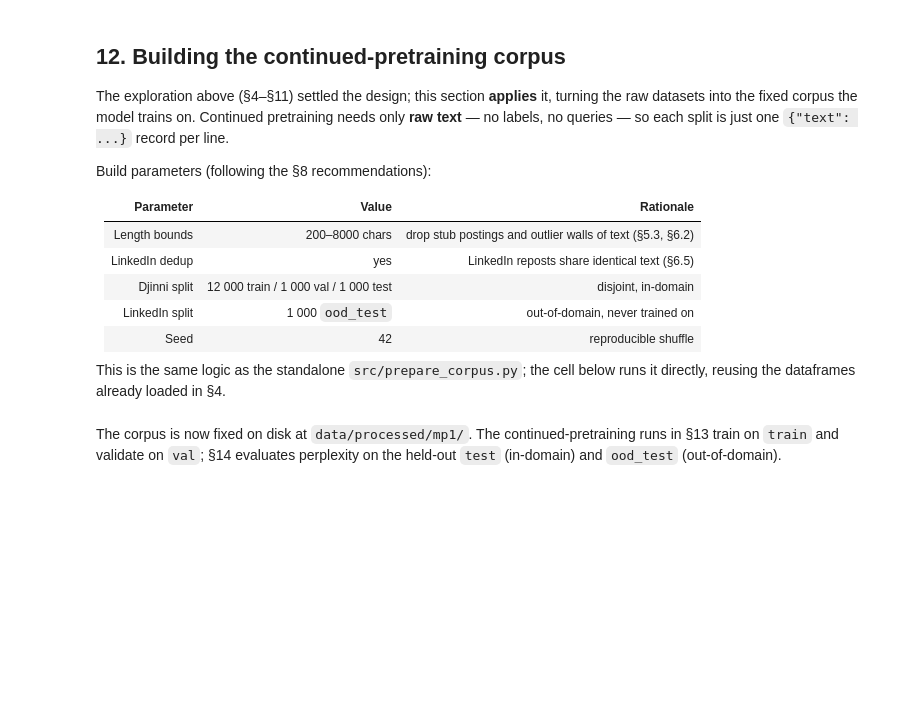
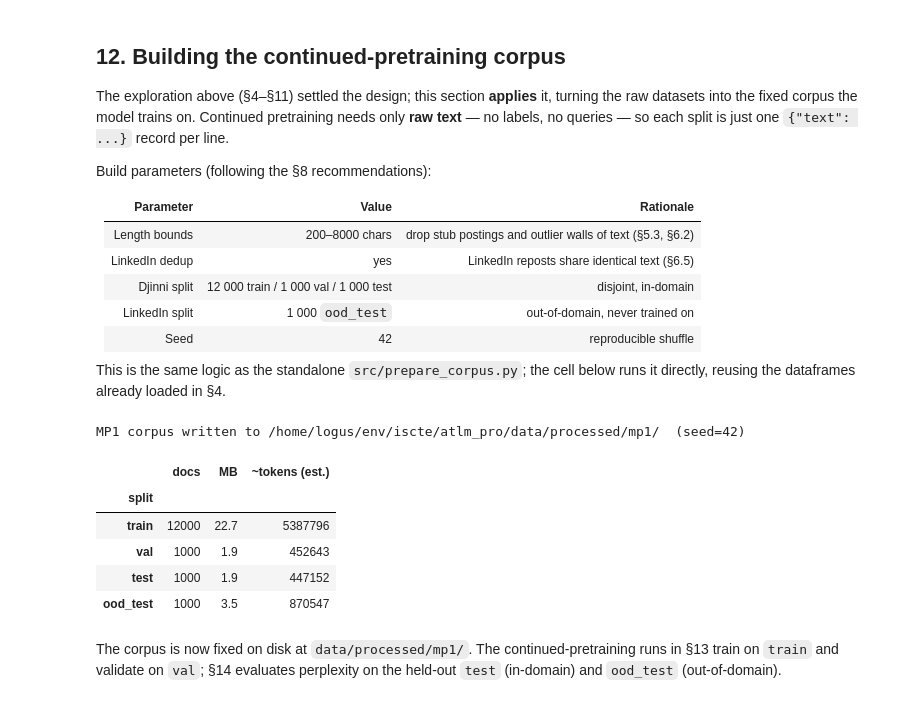
Before and after one commit to logus2k/atlm_pro, a Jupyter notebook: src/atlm_mp1_v3.ipynb, the cells around one changed output. Cells and saved outputs as stored; diff of their text form; code cells hidden in the pictures; blank space fills up the shorter version.

```diff
--- a/src/atlm_mp1_v3.ipynb
+++ b/src/atlm_mp1_v3.ipynb
@@ -1067,7 +1390,7 @@ runs it directly, reusing the dataframes already loaded in §4.
 import json
 import random
 
-MP1_CORPUS = DATA / "mp1"
+MP1_CORPUS = PROJECT_ROOT / "data" / "processed" / "mp1"
 MP1_CORPUS.mkdir(parents=True, exist_ok=True)
 
 SEED = 42
@@ -1085,33 +1408,41 @@ def write_split(name, texts):
     """Write one {"text": ...} record per line; return a summary row."""
     path = MP1_CORPUS / f"{name}.jsonl"
     with open(path, "w", encoding="utf-8") as f:
         for t in texts:
             f.write(json.dumps({"text": t}, ensure_ascii=False) + "\n")
     chars = sum(len(t) for t in texts)
     return {"split": name, "docs": len(texts),
             "MB": round(path.stat().st_size / 1e6, 1),
             "~tokens (est.)": chars // 4}
 
 
 rng = random.Random(SEED)
 
 # Djinni -> in-domain train / val / test (disjoint slices of one shuffled pool)
 dj_texts = clean(djinni["Long Description"]).tolist()
 assert len(dj_texts) >= N_TRAIN + N_VAL + N_TEST, "not enough clean Djinni docs"
 rng.shuffle(dj_texts)
 train = dj_texts[:N_TRAIN]
 val   = dj_texts[N_TRAIN:N_TRAIN + N_VAL]
 test  = dj_texts[N_TRAIN + N_VAL:N_TRAIN + N_VAL + N_TEST]
 
 # LinkedIn -> out-of-domain test (deduplicated; never used for training)
 lk_texts = clean(linkedin["description"]).drop_duplicates().tolist()
 rng.shuffle(lk_texts)
 ood = lk_texts[:N_OOD]
 
 summary = [write_split("train", train), write_split("val", val),
            write_split("test", test), write_split("ood_test", ood)]
 print(f"MP1 corpus written to {MP1_CORPUS}/  (seed={SEED})")
 pd.DataFrame(summary).set_index("split")
+# %% [output]
+MP1 corpus written to /home/logus/env/iscte/atlm_pro/data/processed/mp1/  (seed=42)
+|  | docs | MB | ~tokens (est.) |
+| split |  |  |  |
+| train | 12000 | 22.7 | 5387796 |
+| val | 1000 | 1.9 | 452643 |
+| test | 1000 | 1.9 | 447152 |
+| ood_test | 1000 | 3.5 | 870547 |
 # %% [markdown]
 The corpus is now fixed on disk at `data/processed/mp1/`. The
 continued-pretraining runs in §13 train on `train` and validate on `val`; §14
```
Also changed, not shown: parts of 36 cells of this notebook.
